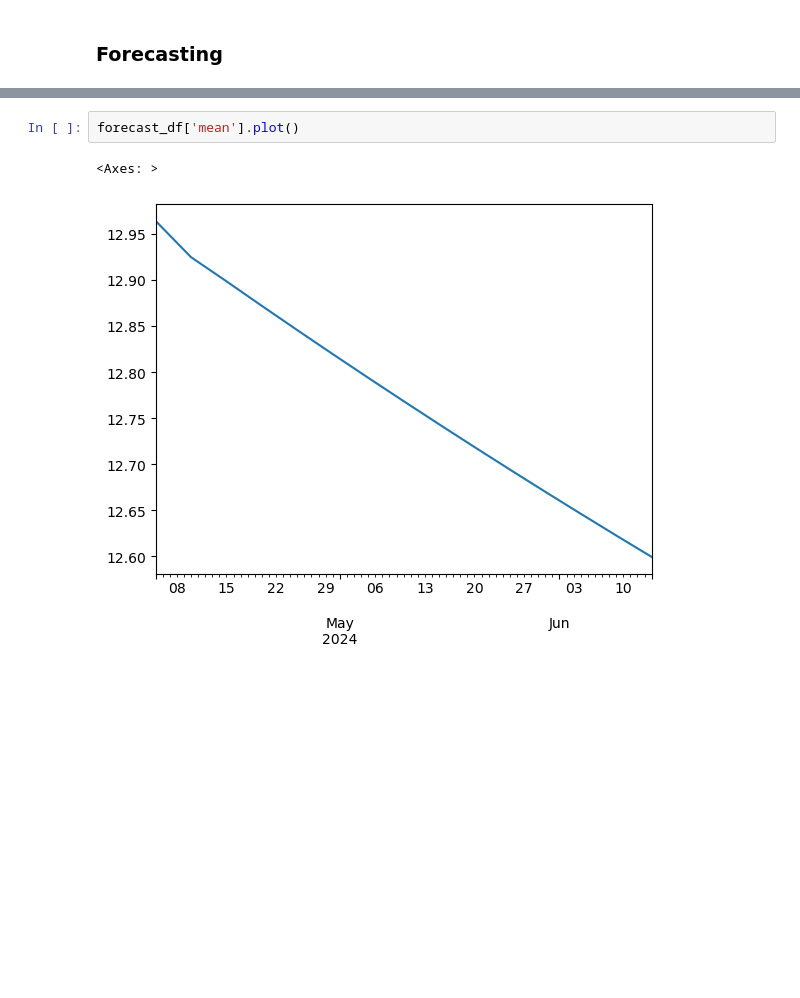
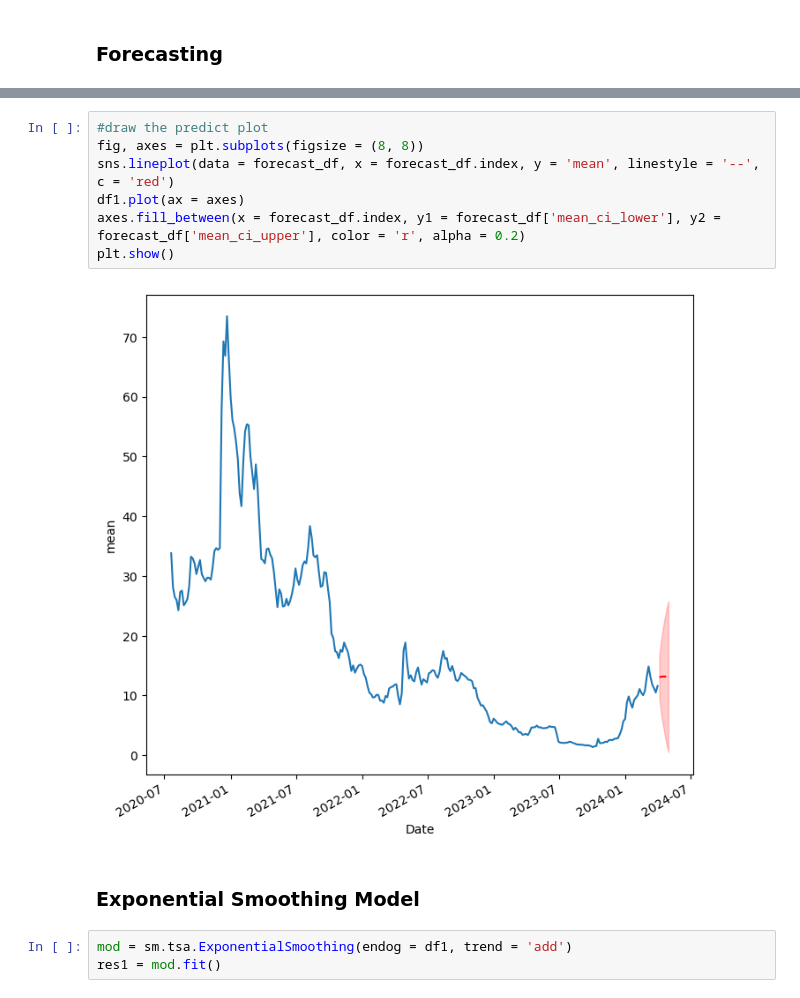
Before and after one commit to notfakearcher/yanjun, a Jupyter notebook: time-series/01_practice/practice4.ipynb, the cells around one changed output, grey strips where cells are left out. Saved outputs shown, nothing was run; the diff lists cells and outputs as text; blank space fills up the shorter version.

```diff
--- a/time-series/01_practice/practice4.ipynb
+++ b/time-series/01_practice/practice4.ipynb
@@ -176,5 +167,14 @@ forecast_df
-# %%
-forecast_df['mean'].plot()
-# %% [output]
-<Axes: >
-[figure, removed]
+# %%
+#draw the predict plot
+fig, axes = plt.subplots(figsize = (8, 8))
+sns.lineplot(data = forecast_df, x = forecast_df.index, y = 'mean', linestyle = '--', c = 'red')
+df1.plot(ax = axes)
+axes.fill_between(x = forecast_df.index, y1 = forecast_df['mean_ci_lower'], y2 = forecast_df['mean_ci_upper'], color = 'r', alpha = 0.2)
+plt.show()
+# %% [output]
+[figure, added]
+# %% [markdown]
+### Exponential Smoothing Model
+# %%
+mod = sm.tsa.ExponentialSmoothing(endog = df1, trend = 'add')
+res1 = mod.fit()
```
Also changed, not shown: parts of 3 cells of this notebook, 1 other file.
